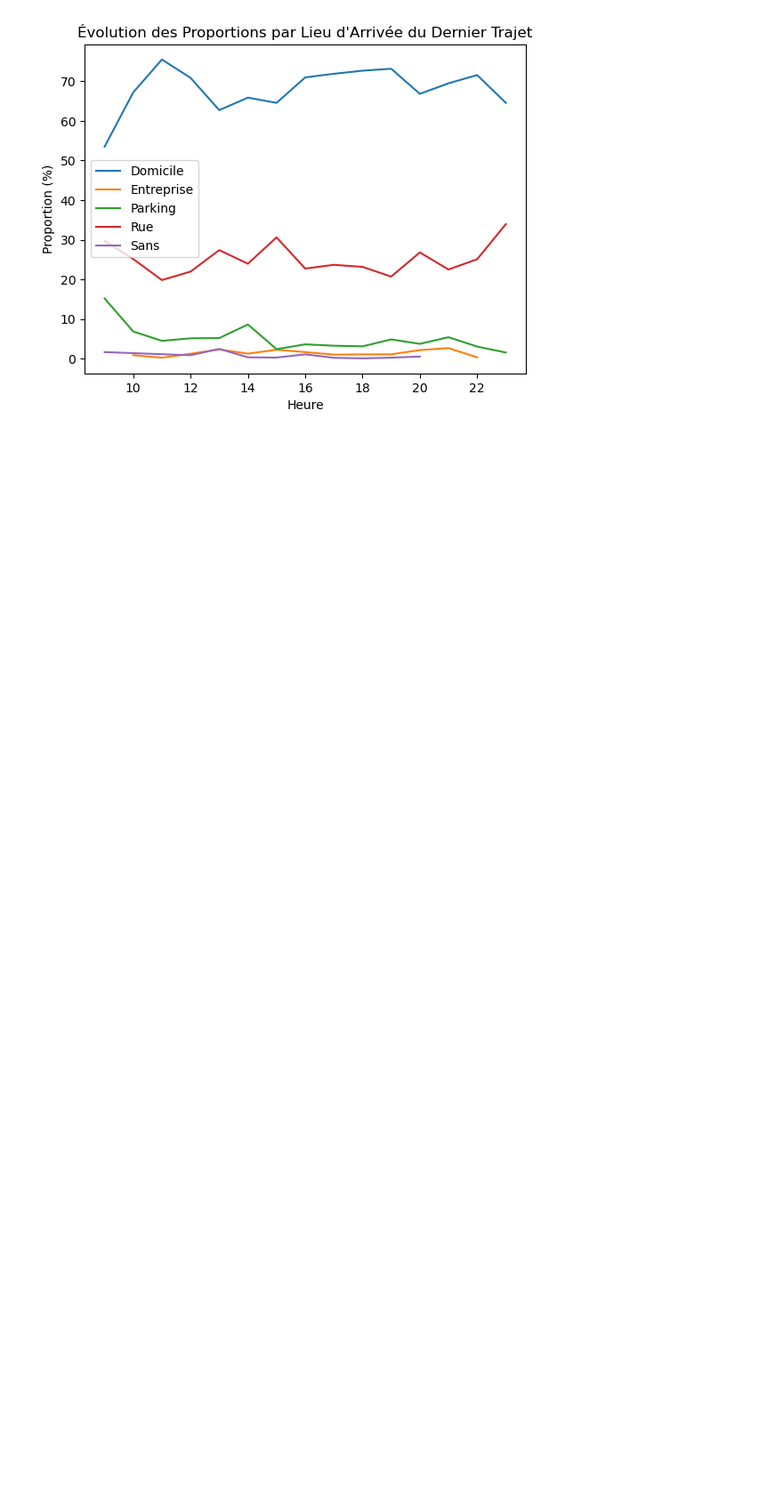
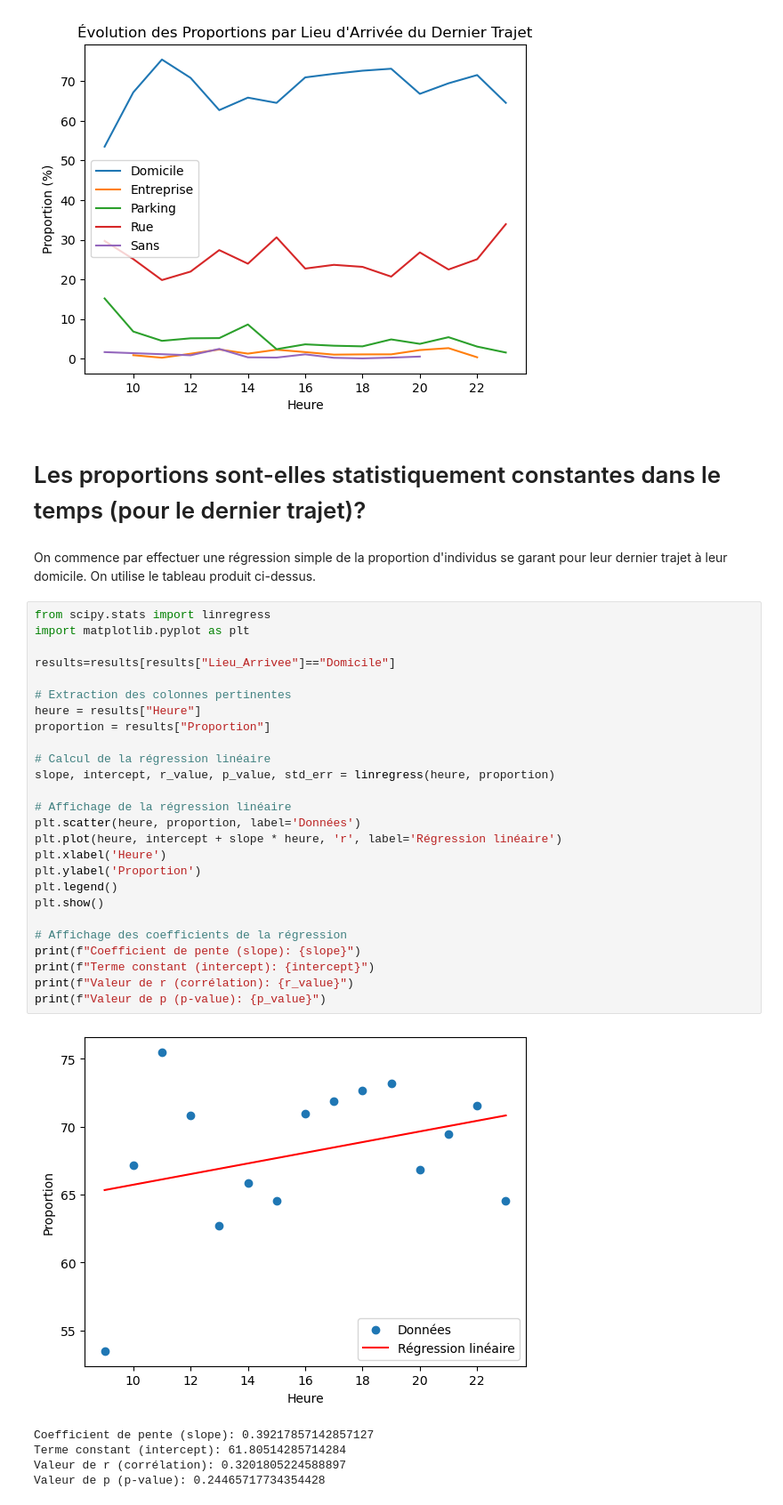
Before and after one commit to kilianguillon/Projet_statapp, a Jupyter notebook: script_main.ipynb, the cells around one changed output. Shown at 89% size. Saved outputs shown, nothing was run; the diff lists cells and outputs as text; blank space fills up the shorter version.

```diff
--- a/script_main.ipynb
+++ b/script_main.ipynb
@@ -267,3 +267,39 @@ ax.legend()
 plt.show()
 # %% [output]
 [figure]
+# %% [markdown]
+# Les proportions sont-elles statistiquement constantes dans le temps (pour le dernier trajet)?
+# %% [markdown]
+On commence par effectuer une régression simple de la proportion d'individus se garant pour leur dernier trajet à leur domicile. On utilise le tableau produit ci-dessus.
+# %%
+from scipy.stats import linregress
+import matplotlib.pyplot as plt
+
+results=results[results["Lieu_Arrivee"]=="Domicile"]
+
+# Extraction des colonnes pertinentes
+heure = results["Heure"]
+proportion = results["Proportion"]
+
+# Calcul de la régression linéaire
+slope, intercept, r_value, p_value, std_err = linregress(heure, proportion)
+
+# Affichage de la régression linéaire
+plt.scatter(heure, proportion, label='Données')
+plt.plot(heure, intercept + slope * heure, 'r', label='Régression linéaire')
+plt.xlabel('Heure')
+plt.ylabel('Proportion')
+plt.legend()
+plt.show()
+
+# Affichage des coefficients de la régression
+print(f"Coefficient de pente (slope): {slope}")
+print(f"Terme constant (intercept): {intercept}")
+print(f"Valeur de r (corrélation): {r_value}")
+print(f"Valeur de p (p-value): {p_value}")
+# %% [output]
+[figure, added]
+Coefficient de pente (slope): 0.39217857142857127
+Terme constant (intercept): 61.80514285714284
+Valeur de r (corrélation): 0.3201805224588897
+Valeur de p (p-value): 0.24465717734354428
```
Also changed, not shown: parts of 2 cells of this notebook.
